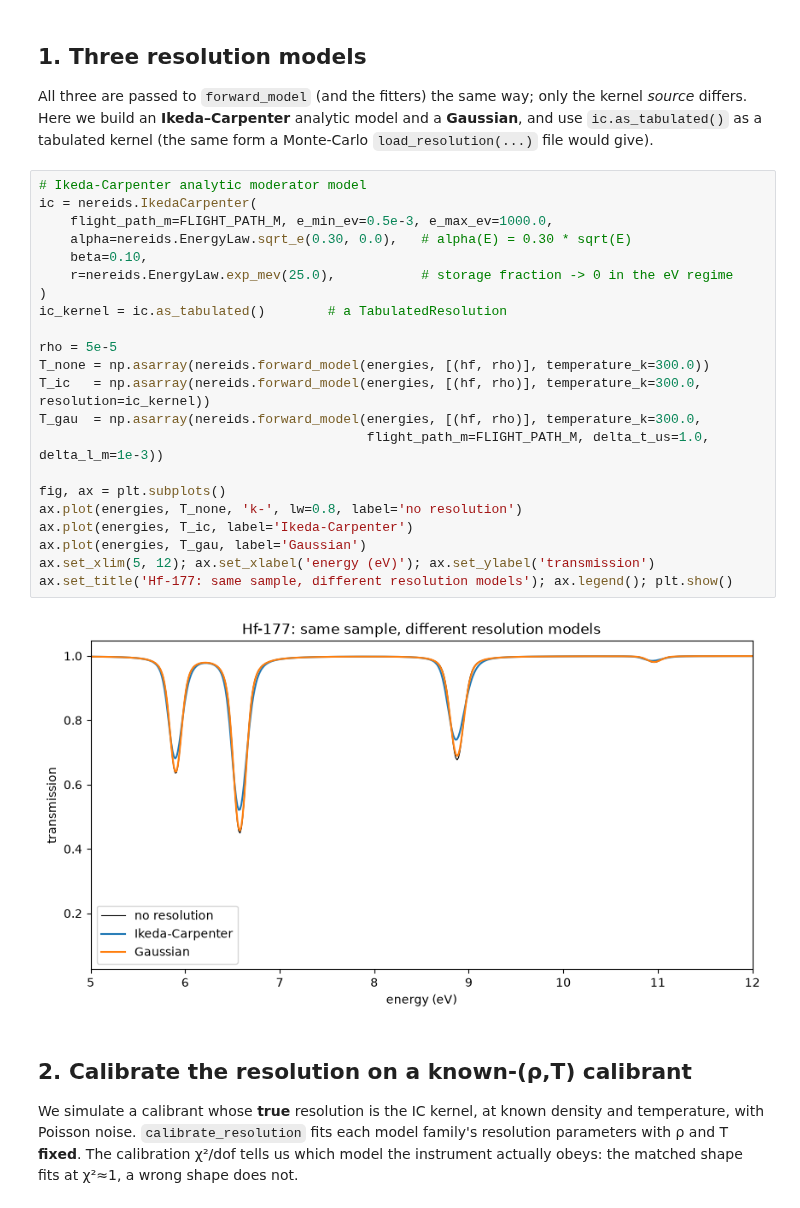
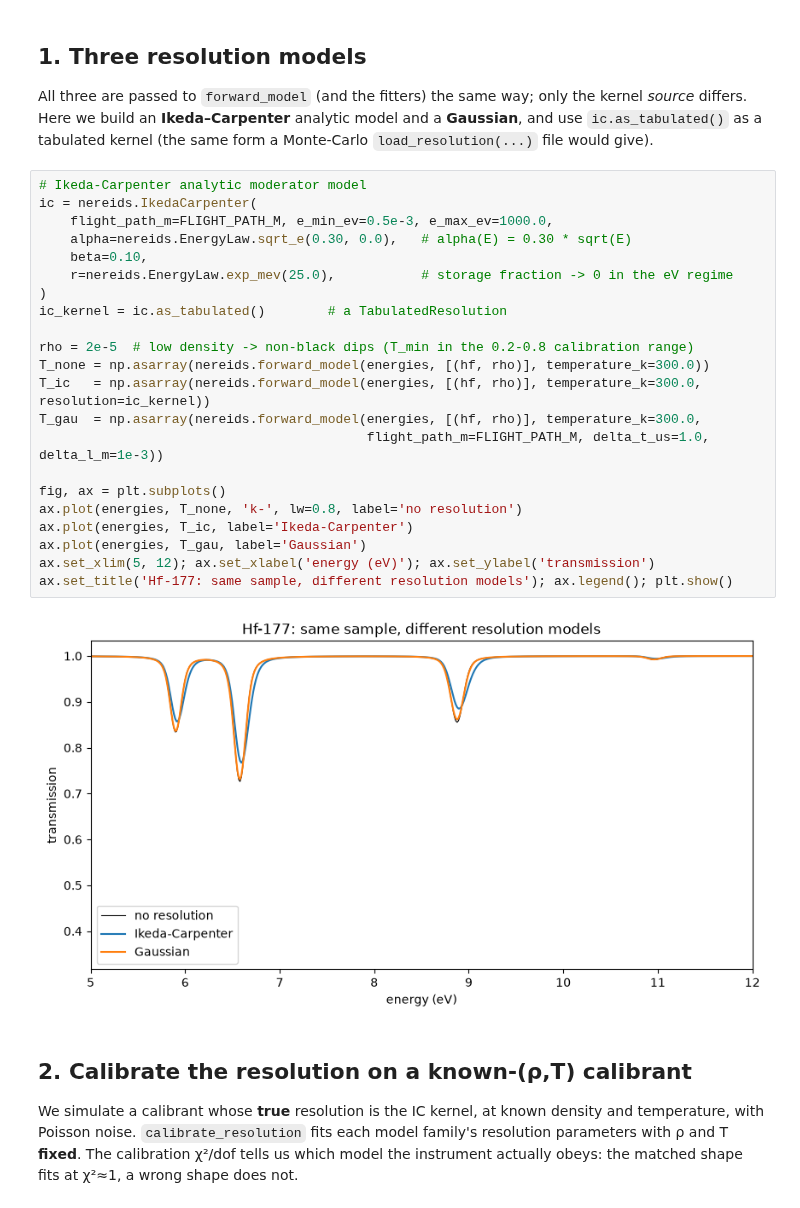
Before and after one commit to ornlneutronimaging/NEREIDS, a Jupyter notebook: examples/notebooks/workflows/06_resolution_calibration.ipynb, the cells around one changed output. Drawn from its saved outputs; the diff is of its cells as text.

```diff
--- a/examples/notebooks/workflows/06_resolution_calibration.ipynb
+++ b/examples/notebooks/workflows/06_resolution_calibration.ipynb
@@ -33,27 +33,27 @@ Monte-Carlo `load_resolution(...)` file would give).
 # %%
 # Ikeda-Carpenter analytic moderator model
 ic = nereids.IkedaCarpenter(
     flight_path_m=FLIGHT_PATH_M, e_min_ev=0.5e-3, e_max_ev=1000.0,
     alpha=nereids.EnergyLaw.sqrt_e(0.30, 0.0),   # alpha(E) = 0.30 * sqrt(E)
     beta=0.10,
     r=nereids.EnergyLaw.exp_mev(25.0),           # storage fraction -> 0 in the eV regime
 )
 ic_kernel = ic.as_tabulated()        # a TabulatedResolution
 
-rho = 5e-5
+rho = 2e-5  # low density -> non-black dips (T_min in the 0.2-0.8 calibration range)
 T_none = np.asarray(nereids.forward_model(energies, [(hf, rho)], temperature_k=300.0))
 T_ic   = np.asarray(nereids.forward_model(energies, [(hf, rho)], temperature_k=300.0, resolution=ic_kernel))
 T_gau  = np.asarray(nereids.forward_model(energies, [(hf, rho)], temperature_k=300.0,
                                           flight_path_m=FLIGHT_PATH_M, delta_t_us=1.0, delta_l_m=1e-3))
 
 fig, ax = plt.subplots()
 ax.plot(energies, T_none, 'k-', lw=0.8, label='no resolution')
 ax.plot(energies, T_ic, label='Ikeda-Carpenter')
 ax.plot(energies, T_gau, label='Gaussian')
 ax.set_xlim(5, 12); ax.set_xlabel('energy (eV)'); ax.set_ylabel('transmission')
 ax.set_title('Hf-177: same sample, different resolution models'); ax.legend(); plt.show()
 # %% [output]
-[figure, old version]
+[figure, new version]
 # %% [markdown]
 ## 2. Calibrate the resolution on a known-(ρ,T) calibrant
 
```
Also changed, not shown: parts of 2 cells of this notebook, 5 other files.
